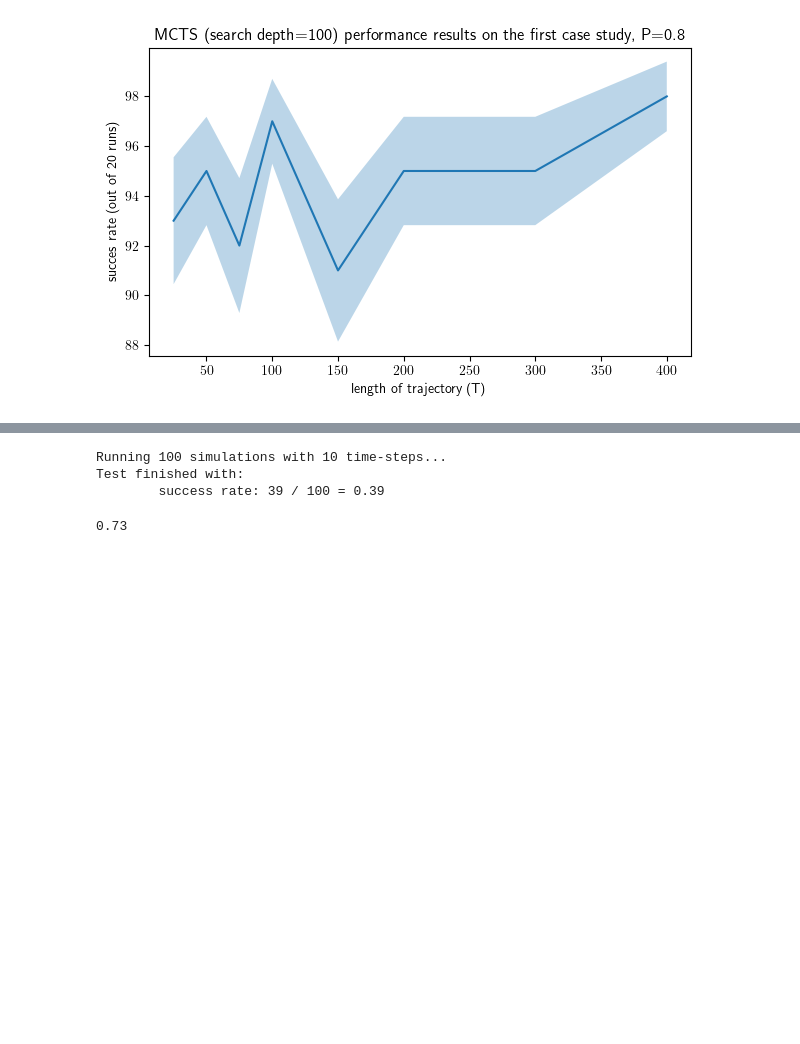
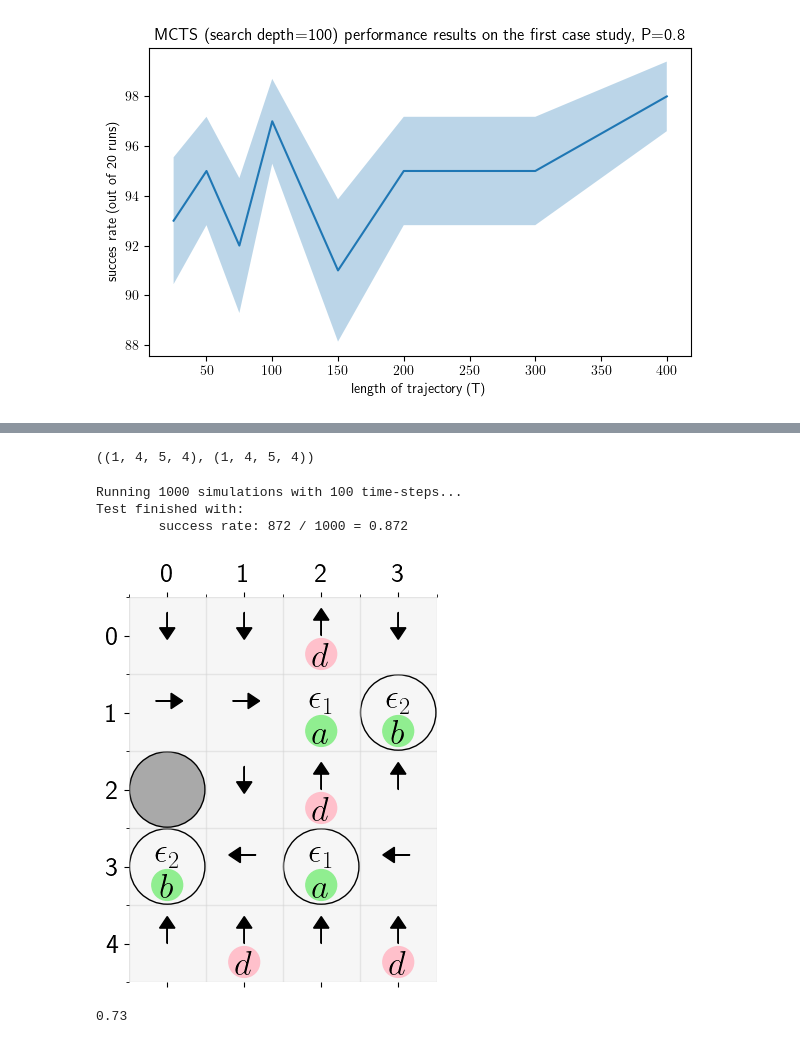
Before and after one commit to CL2-UWaterloo/RL-LTL, a Jupyter notebook: Main/safe_absorbing.ipynb, the cells around one changed output, grey strips where cells are left out. Cells and saved outputs as stored; diff of their text form; code cells hidden in the pictures; blank space fills up the shorter version.

```diff
--- a/Main/safe_absorbing.ipynb
+++ b/Main/safe_absorbing.ipynb
@@ -107,13 +113,13 @@ NN_value_active = False
 search_depth = 100
 MCTS_samples = 100
 
-num_training_epochs =  100
-num_test_epochs = 100
+num_training_epochs =  10
+num_test_epochs = 200
 training = True
 epochs = 10
 C = 1
 tow = 0.1
-T = [25, 50, 75, 100, 150, 200, 300, 400]
+T = [25]
 K = 1
 batch_size = 32
 steps_per_epoch = 4
@@ -122,8 +128,10 @@ success_rates = []
 succes_std = []
 win_hist = []
 train_history = []
+best_val_len = {}
+for s in csrl.states(): best_val_len[s] = (0.001, 99999)
 
-# os.remove("Log_run.txt")
+# os.remove("outputs/Log_run.txt")
 for i in T:
     idx += 1
     # TRAIN ##############################
@@ -133,9 +141,10 @@ for i in T:
     N, W, Q, P, visited_train = np.zeros(csrl.shape), np.zeros(csrl.shape), np.zeros(csrl.shape), np.zeros(csrl.shape), set()
     for epoch in range(num_training_epochs):
         t1 = time.time()
-        state_history, channeled_states, trajectory, action_history, reward_history, better_policy = MC_learning(csrl, model, LTL_formula,
+        state_history, channeled_states, trajectory, action_history, reward_history, better_policy, best_val_len = MC_learning(csrl, model, LTL_formula,
                 predicates, csrl.reward, ch_states, N = N, W = W, Q = Q, P = P, C=C, tow=tow, n_samples=MCTS_samples, visited=visited_train,
-                start=None, search_depth=search_depth, verbose=0, T=i, K=K, NN_value_active=NN_value_active, run_num=epoch, ltl_f_rew=False, reachability=True)
+                start=None, search_depth=search_depth, verbose=0, T=i, K=K, NN_value_active=NN_value_active, run_num=epoch, ltl_f_rew=False, reachability=True,
+                best_val_len = best_val_len)
 
         visited_states_train += state_history
         t2 = time.time()
@@ -174,9 +183,9 @@ for i in T:
     N, W, Q, P, visited_test = np.zeros(csrl.shape), np.zeros(csrl.shape), np.zeros(csrl.shape), np.zeros(csrl.shape), set()
     for epoch in range(num_test_epochs):
 
-        state_history, channeled_states, trajectory, action_history, reward_history, better_policy = MC_learning(csrl, model, LTL_formula,
-                predicates, csrl.reward, ch_states, N = N, W = W, Q = Q, P = P, C=1, tow=1, n_samples=MCTS_samples, visited=visited_test,
-                start=None, search_depth=search_depth, verbose=0, T=i, K=1, NN_value_active=True, reachability=True)
+        state_history, channeled_states, trajectory, action_history, reward_history, better_policy, best_val_len = MC_learning(csrl, model, LTL_formula,
+                predicates, csrl.reward, ch_states, N = N, W = W, Q = Q, P = P, C=1, tow=0.1, n_samples=MCTS_samples, visited=visited_test,
+                start=None, search_depth=search_depth, verbose=0, T=i, K=1, NN_value_active=True, reachability=True, best_val_len = best_val_len)
 
         # win = check_LTL(LTL_formula, trajectory, predicates)[0]
         win = reward_history[-1]
@@ -197,6 +206,6 @@ for i in T:
 
 encode_visited_states_test = [i[1]*csrl.shape[-2]*csrl.shape[-3]+i[2]*csrl.shape[-2]+i[3] for i in visited_states_test]
 encode_visited_states_train = [i[1]*csrl.shape[-2]*csrl.shape[-3]+i[2]*csrl.shape[-2]+i[3] for i in visited_states_train]
-
+Q1, N1, W1, P1 = Q, N, W, P
 # u, d, r, l
 # %% [output]
@@ -220,0 +229,2 @@ KeyboardInterrupt:
+# %%
+Q1, N1, W1, P1 = Q, N, W, P
@@ -258,0 +274,3 @@ value=np.max(Q,axis=4)
+# %%
+policy2=np.argmax(N1,axis=4)
+value2=np.max(N1,axis=4)
@@ -259,9 +297,17 @@ value=np.max(Q,axis=4)
+# %%
+policy1.shape, policy2.shape
+# %% [output]
+((1, 4, 5, 4), (1, 4, 5, 4))
 # %%
-episodes, rew = run_Q_test(csrl, policy, LTL_formula, predicates, T=10, start=None, runs=100, verbose=0)
+episodes, rew = run_Q_test(csrl, policy2, LTL_formula, predicates, start=None, T=100, runs=1000, verbose=0, reachability=True)
 # %% [output]
-Running 100 simulations with 10 time-steps...
+Running 1000 simulations with 100 time-steps...
 Test finished with:
-        success rate: 39 / 100 = 0.39
+        success rate: 872 / 1000 = 0.872
+# %%
+grid_mdp.plot(policy=policy2[0, 0])
+# %% [output]
+[figure, added]
 # %%
 np.sum([any([i>0 for i in [csrl.reward[x] for x in episode]]) for episode in episodes])/200
 # %% [output]
```
Also changed, not shown: parts of 10 cells of this notebook, 21 other files.
